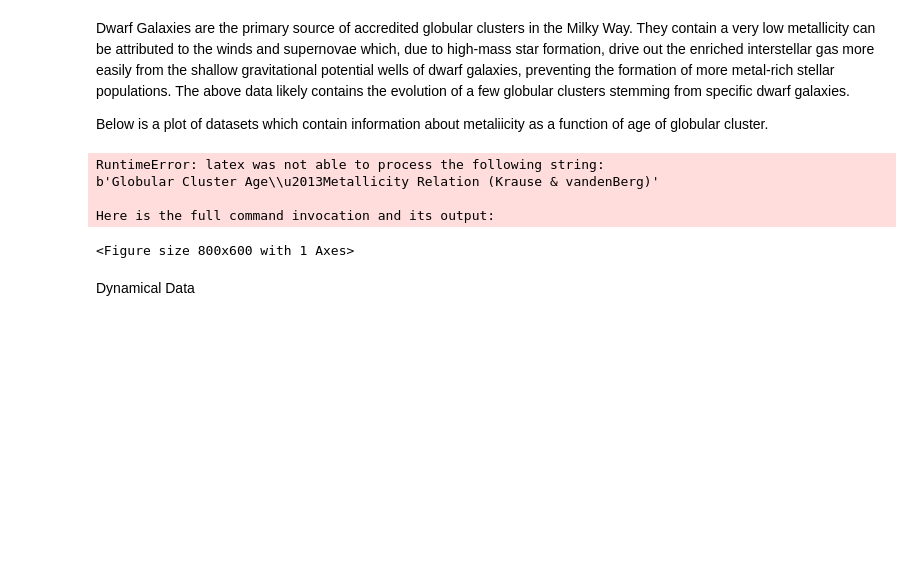
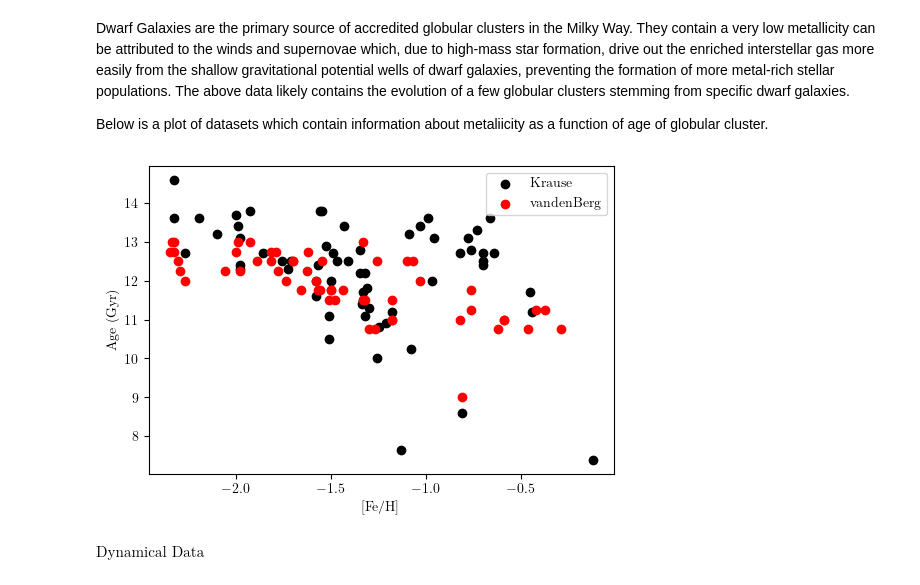
Before and after one commit to sleepdepr1ved/PHYS3116_Team, a Jupyter notebook: PHYS3116_Hassan.ipynb, the cells around one changed output. Saved outputs shown, nothing was run; the diff lists cells and outputs as text; code cells hidden in the pictures; blank space fills up the shorter version.

```diff
--- a/PHYS3116_Hassan.ipynb
+++ b/PHYS3116_Hassan.ipynb
@@ -39,21 +40,16 @@ Below is a plot of datasets which contain information about metaliicity as a fun
 # %%
 vberg = pd.read_csv(r"C:\Users\HassanNoun\OneDrive - UNSW\Desktop\PHYS3116\Group Assessment\GitHubClone_PHYS3116\PHYS3116_Team\vandenBerg_table2.csv")
 ages_v = vberg["Age"]
 feh_v  = vberg["FeH"]
 
-plt.figure(figsize=(8,6))
+plt.figure(figsize=(6,4))
 plt.scatter(feh, ages, color='black', label="Krause")
 plt.scatter(vberg["FeH"], vberg["Age"], color='red', label="vandenBerg")
 plt.xlabel("[Fe/H]")
 plt.ylabel("Age (Gyr)")
-plt.title("Globular Cluster Age–Metallicity Relation (Krause & vandenBerg)")
 plt.legend()
 plt.show()
 # %% [output]
-RuntimeError: latex was not able to process the following string:
-b'Globular Cluster Age\\u2013Metallicity Relation (Krause & vandenBerg)'
-
-Here is the full command invocation and its output:
-<Figure size 800x600 with 1 Axes>
+[figure, added]
 # %% [markdown]
-Dynamical Data
+$\text{Dynamical Data}$
```
Also changed, not shown: parts of 5 cells of this notebook.
